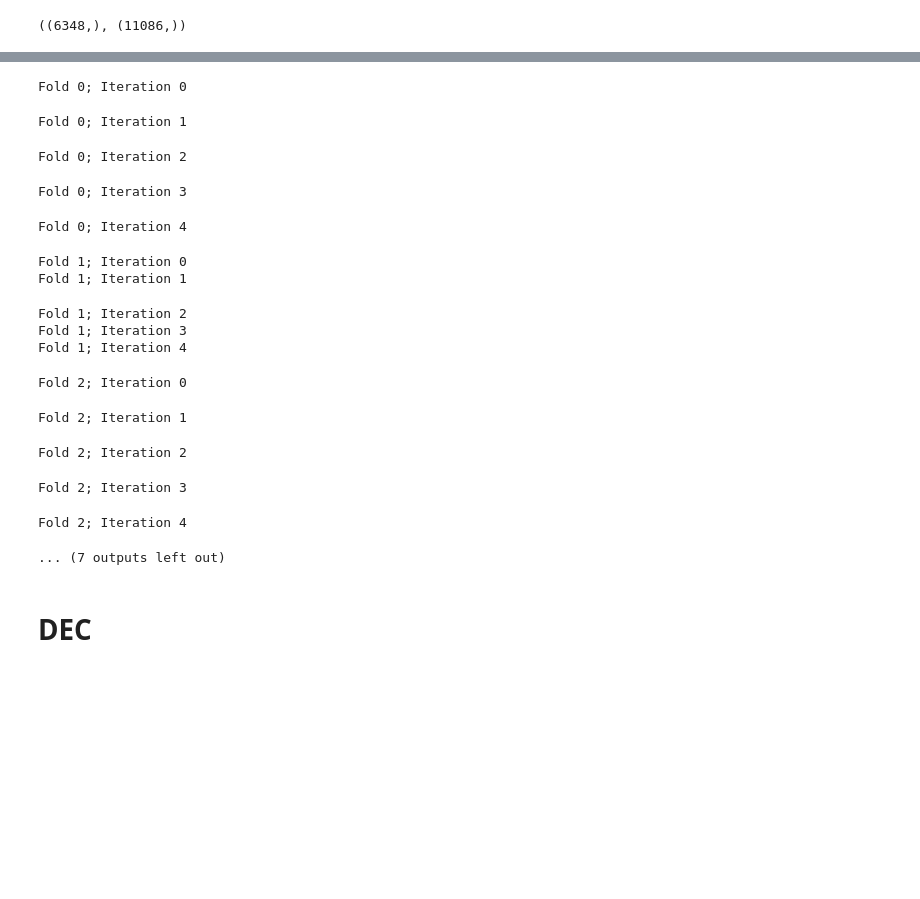
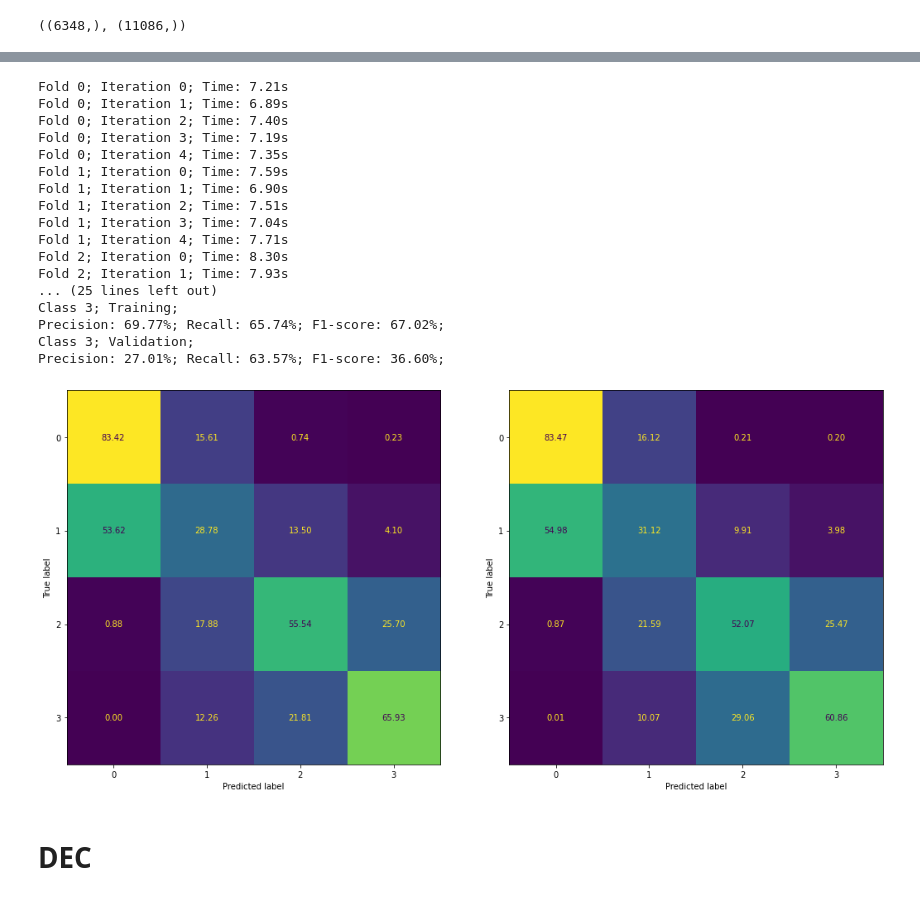
Before and after one commit to timodw/time_series_preprocessing, a Jupyter notebook: preprocessing.ipynb, the cells around one changed output, grey strips where cells are left out. Drawn from its saved outputs; the diff is of its cells as text; code cells hidden in the pictures; blank space fills up the shorter version.

```diff
--- a/preprocessing.ipynb
+++ b/preprocessing.ipynb
@@ -247,19 +248,21 @@ def evaluation(X_train, y_train, X_val, y_val, n_classes, method='kmeans'):
             clustering_method = 'kmeans'
         else:
             clustering_method = 'gmm'
-        dec_model = train_dec(dense_encoder, X_train, X_val, n_clusters=len(np.unique(y_train)),
-                              device='cuda', latent_dim=10, lr=1E-2, cluster_init=clustering_method, tol=1E-3, verbose=False)
-        dec_model.eval()
+        model = train_dec(dense_encoder, X_train, X_val, n_clusters=len(np.unique(y_train)),
+                          device='cuda', latent_dim=10, lr=1E-2, cluster_init=clustering_method, tol=1E-3, verbose=False)
+        model.eval()
 
-        def dec_classify(X):
-            X = torch.from_numpy(X).to('cuda').to(torch.float32)
-            output = dec_model(X)
-            return np.argmax(output.detach().cpu().numpy(), axis=-1)
 
-        model = dec_classify
-
-    y_train_pred = model(X_train)
-    y_val_pred = model(X_val)
+    if method.startswith('dec'):
+        X_train = torch.from_numpy(X_train).to('cuda').to(torch.float32)
+        X_val = torch.from_numpy(X_val).to('cuda').to(torch.float32)
+        train_output = model(X_train)
+        val_output = model(X_val)
+        y_train_pred = np.argmax(train_output.detach().cpu().numpy(), axis=-1)
+        y_val_pred = np.argmax(val_output.detach().cpu().numpy(), axis=-1)
+    else:
+        y_train_pred = model(X_train)
+        y_val_pred = model(X_val)
 
     if not supervised:
         training_acc, mapping = acc(y_train, y_train_pred, return_mapping=True)
@@ -298,12 +301,15 @@ def evaluation_with_cv(data_per_horse, n_classes, n_folds=4, n_iter=5, method='k
 
         X_train = np.concatenate([data_per_horse[horse][0] for horse in training_horses])
         y_train = np.concatenate([data_per_horse[horse][1] for horse in training_horses])
+        X_train, y_train = balance_dataset(X_train, y_train)
 
         X_val = np.concatenate([data_per_horse[horse][0] for horse in validation_horses])
         y_val = np.concatenate([data_per_horse[horse][1] for horse in validation_horses])
 
+
         for j in range(n_iter):
-            print(f"Fold {i}; Iteration {j}")
+            print(f"Fold {i}; Iteration {j}; ", end='')
+            t_start = time()
             train_acc_sub, val_acc_sub, train_conf_mat_sub, val_conf_mat_sub, train_class_rep, val_class_rep = \
                 evaluation(X_train, y_train, X_val, y_val, n_classes=n_classes, method=method)
             train_acc += train_acc_sub
@@ -319,6 +325,8 @@ def evaluation_with_cv(data_per_horse, n_classes, n_folds=4, n_iter=5, method='k
                 val_recall[label] += val_dict['recall']
                 train_f1[label] += train_dict['f1-score']
                 val_f1[label] += val_dict['f1-score']
+            t_end = time()
+            print(f"Time: {t_end - t_start:.2f}s")
 
     for label in range(n_classes):
         train_precision[label] /= (n_folds * n_iter)
@@ -329,7 +337,7 @@ def evaluation_with_cv(data_per_horse, n_classes, n_folds=4, n_iter=5, method='k
         val_f1[label] /= (n_folds * n_iter)
 
     return (train_acc / (n_folds * n_iter), val_acc / (n_folds * n_iter),
-           train_conf_mat, val_conf_mat, train_precision, val_precision, train_recall, val_recall,
+           train_conf_mat / (n_folds * n_iter), val_conf_mat / (n_folds * n_iter), train_precision, val_precision, train_recall, val_recall,
            train_f1, val_f1)
 
 
@@ -607,54 +615,56 @@ plt.show()
 # %%
 results_folder = Path('results')
 results_folder.mkdir(exist_ok=True)
-experiment_id = 'gmm_raw'
+experiment_id = 'dec_gmm_standardized'
 
-results = evaluation_with_cv(data_per_horse, n_classes=len(movements_of_interest), method='gmm')
+results = evaluation_with_cv(data_per_horse, n_classes=len(movements_of_interest), method='dec_gmm')
 pkl.dump(results, open(str(results_folder / experiment_id) + '.pkl', 'wb'))
 
 train_acc = results[0]
 val_acc = results[1]
 train_conf_mat = results[2]
 val_conf_mat = results[3]
 train_precision = results[4]
 val_precision = results[5]
 train_recall = results[6]
 val_recall = results[7]
 train_f1 = results[8]
 val_f1 = results[9]
 
 print(f"Training accuracy: {train_acc * 100:.2f}%; Validation accuracy: {val_acc * 100:.2f}%;\n")
 for label in range(len(movements_of_interest)):
     print(f"Class {label}; Training;")
     print(f"Precision: {train_precision[label] * 100:.2f}%; Recall: {train_recall[label] * 100:.2f}%; F1-score: {train_f1[label] * 100:.2f}%;")
     print(f"Class {label}; Validation;")
     print(f"Precision: {val_precision[label] * 100:.2f}%; Recall: {val_recall[label] * 100:.2f}%; F1-score: {val_f1[label] * 100:.2f}%;\n")
 
 fig, (ax_l, ax_r) = plt.subplots(nrows=1, ncols=2, figsize=(15, 7))
 train_conf_mat = 100 * train_conf_mat / np.expand_dims(train_conf_mat.sum(axis=1), axis=1)
 val_conf_mat = 100 * val_conf_mat / np.expand_dims(val_conf_mat.sum(axis=1), axis=1)
 cm_train_plot = ConfusionMatrixDisplay(train_conf_mat)
 cm_train_plot.plot(ax=ax_l, colorbar=False, values_format='.2f')
 cm_val_plot = ConfusionMatrixDisplay(val_conf_mat)
 cm_val_plot.plot(ax=ax_r, colorbar=False, values_format='.2f')
 fig.tight_layout()
 # %% [output]
-Fold 0; Iteration 0
+Fold 0; Iteration 0; Time: 7.21s
+Fold 0; Iteration 1; Time: 6.89s
+Fold 0; Iteration 2; Time: 7.40s
+Fold 0; Iteration 3; Time: 7.19s
+Fold 0; Iteration 4; Time: 7.35s
+Fold 1; Iteration 0; Time: 7.59s
+Fold 1; Iteration 1; Time: 6.90s
+Fold 1; Iteration 2; Time: 7.51s
+Fold 1; Iteration 3; Time: 7.04s
+Fold 1; Iteration 4; Time: 7.71s
+Fold 2; Iteration 0; Time: 8.30s
+Fold 2; Iteration 1; Time: 7.93s
+... (25 lines left out)
+Class 3; Training;
+Precision: 69.77%; Recall: 65.74%; F1-score: 67.02%;
+Class 3; Validation;
+Precision: 27.01%; Recall: 63.57%; F1-score: 36.60%;
-Fold 0; Iteration 1
-Fold 0; Iteration 2
-Fold 0; Iteration 3
-Fold 0; Iteration 4
-Fold 1; Iteration 0
-Fold 1; Iteration 1
-Fold 1; Iteration 2
-Fold 1; Iteration 3
-Fold 1; Iteration 4
-Fold 2; Iteration 0
-Fold 2; Iteration 1
-Fold 2; Iteration 2
-Fold 2; Iteration 3
-Fold 2; Iteration 4
-... (7 outputs left out)
+[figure, added]
 # %%
 results_folder = Path('results')
 results_folder.mkdir(exist_ok=True)
```
Also changed, not shown: parts of 7 cells of this notebook.
